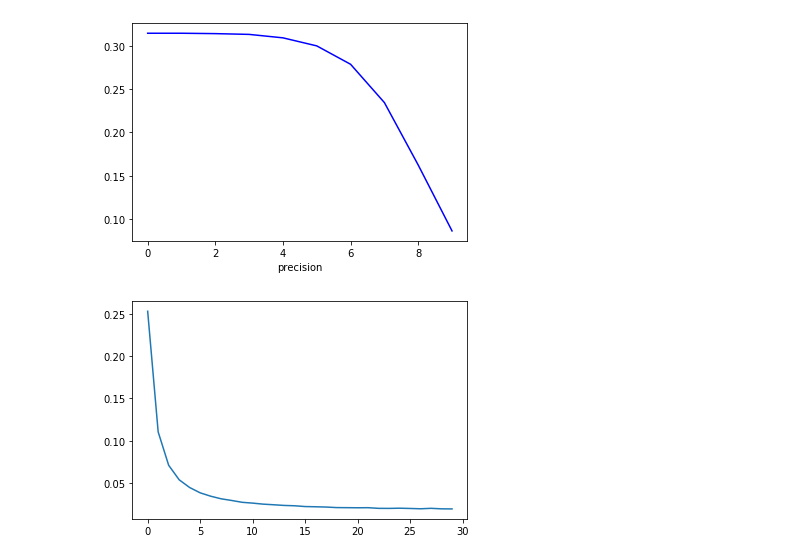
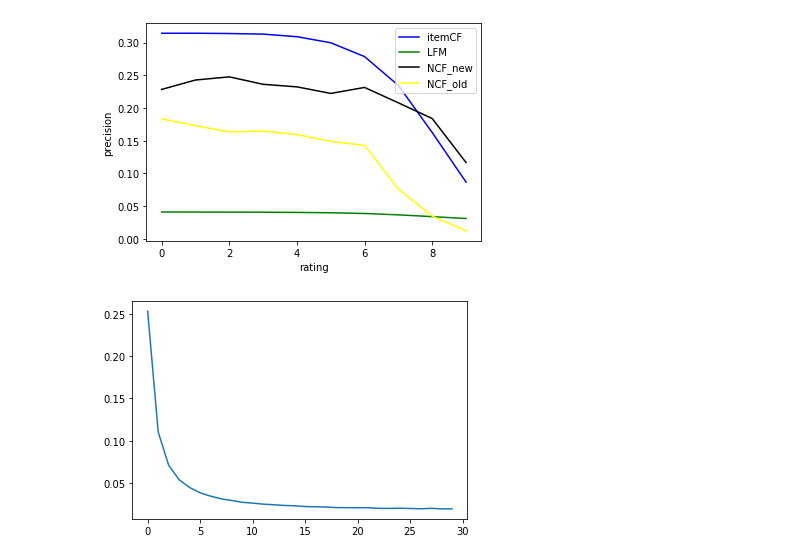
Before and after one commit to DruryXu/SCUthesis, a Jupyter notebook: data_analysis/data_analysis.ipynb, the cells around one changed output. Drawn from its saved outputs; the diff is of its cells as text; code cells hidden in the pictures.

```diff
--- a/data_analysis/data_analysis.ipynb
+++ b/data_analysis/data_analysis.ipynb
@@ -6,21 +6,22 @@ import seaborn as sns
 # %%
 itemCF = [0.3143487858719647, 0.3143487858719647, 0.3139072847682119, 0.3130242825607064, 0.3090507726269316, 0.2997792494481236, 0.2785871964679912, 0.23443708609271524, 0.16247240618101544, 0.08653421633554084]
 # item2vec = [0.43611111111111117, 0.43611111111111117, 0.43472222222222223, 0.4305555555555556, 0.4166666666666667, 0.3819444444444444, 0.30972222222222223, 0.18981481481481483, 0.09675925925925927, 0.033796296296296297]
 LFM = [0.04088397790055249, 0.04077348066298343, 0.0407182320441989, 0.04055248618784531, 0.04022099447513812, 0.03968692449355433, 0.038587213891081294, 0.036505524861878455, 0.03378759975445058, 0.03087292817679558]
 NCF_new = [0.22838427947598255, 0.24279475982532753, 0.24759825327510918, 0.23624454148471616, 0.23231441048034937, 0.22227074235807862, 0.2314410480349345, 0.20786026200873364, 0.18384279475982535, 0.11655629139072847]
 NCF_old = [0.18340611353711792, 0.17292576419213973, 0.16331877729257643, 0.1646288209606987, 0.15938864628820962, 0.14890829694323146, 0.1427947598253275, 0.07554585152838426, 0.03449781659388646, 0.011920529801324504]
 x_data = [i for i in range(10)]
-# itemCF, = plt.plot(x_data, itemCF, color = 'blue')
+itemCF, = plt.plot(x_data, itemCF, color = 'blue')
 # item2vec, = plt.plot(x_data, item2vec, color = 'red')
-# LFM, = plt.plot(x_data, LFM, color = 'green')
+LFM, = plt.plot(x_data, LFM, color = 'green')
 NCF_new, = plt.plot(x_data, NCF_new, color = 'black')
 NCF_old, = plt.plot(x_data, NCF_old, color = 'yellow')
-plt.legend([NCF_new, NCF_old], ['NCF_new', 'NCF_old'])
-plt.xlabel("precision")
-plt.savefig("itemcf_precision.jpg")
+plt.legend([itemCF, LFM, NCF_new, NCF_old], ['itemCF', 'LFM', 'NCF_new', 'NCF_old'])
+plt.xlabel("rating")
+plt.ylabel("precision")
+plt.savefig("precision.jpg")
 plt.show()
 # %% [output]
-[figure, old version]
+[figure, new version]
 # %%
 loss = [0.2531039550030212, 0.11041744155612015, 0.07096146894889198, 0.05377859725110562,
  0.044622671564257956, 0.03835699780066107, 0.03437716923451091, 0.03128412372324891,
```
Also changed, not shown: parts of 2 cells of this notebook, 12 other files.
